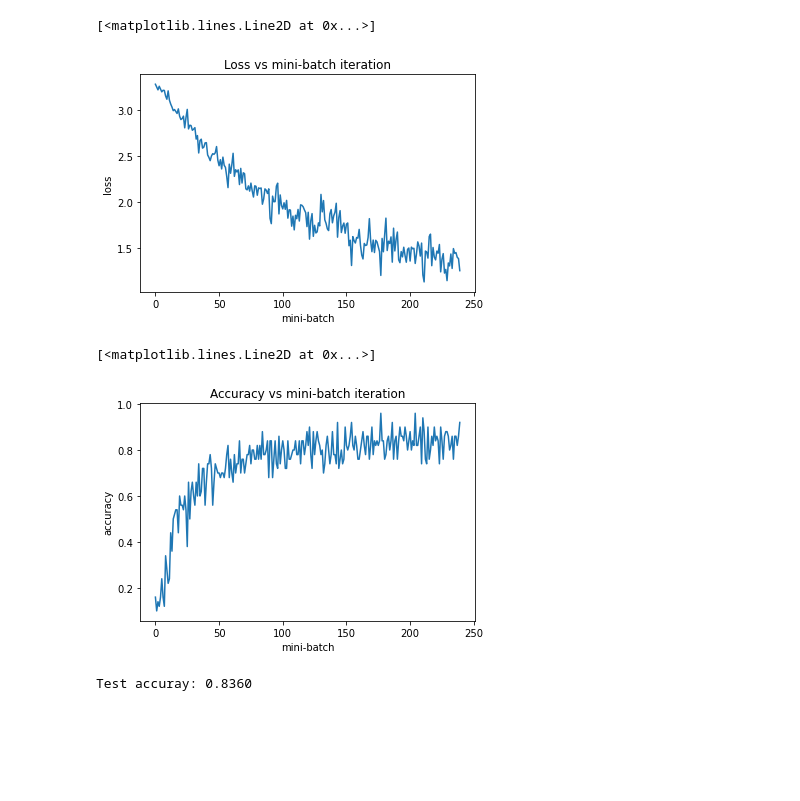
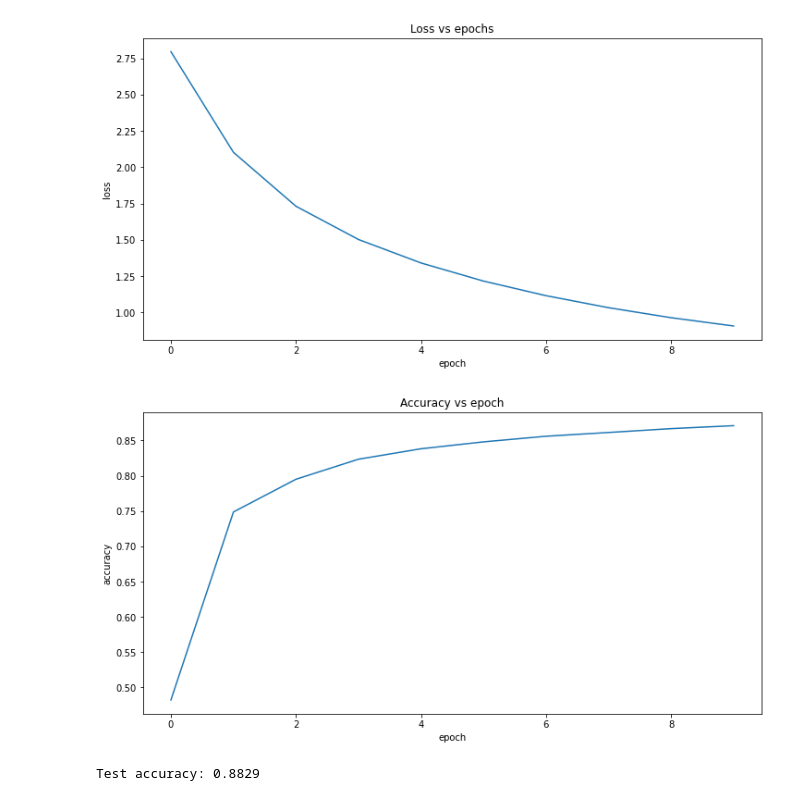
Before and after one commit to UAFederez/ConvNet-Implementation, a Jupyter notebook: MNIST-ConvNet.ipynb, the cells around one changed output. Drawn from its saved outputs; the diff is of its cells as text; code cells hidden in the pictures; blank space fills up the shorter version.

```diff
--- a/MNIST-ConvNet.ipynb
+++ b/MNIST-ConvNet.ipynb
@@ -90,7 +94,9 @@ def conv_pool(image, size, stride = 2, type = 'avg'):
 
     return pooled
 # %%
+# Optimization hyperparameters
 learning_rate = 1e-3
+momentum      = 0.9
 
 class ConvLayer:
     def __init__(self, n_filters, filter_sz, stride = 1, mode = 'valid'):
@@ -101,6 +107,7 @@ class ConvLayer:
 
         self.filters    = None
         self.biases     = np.zeros((self.n_filters, 1))
+        self.vdb        = np.zeros(self.biases.shape)
 
         self.dL_dfilter = None
         self.dL_dbiases = None
@@ -111,6 +118,7 @@ class ConvLayer:
         if self.filters is None:
             img_channels = self.input_batch.shape[1]
             self.filters = np.random.randn(self.n_filters, img_channels, self.filter_sz, self.filter_sz) / np.sqrt(self.filter_sz ** 2)
+            self.vdw     = np.zeros(self.filters.shape)
 
         self.z_out = convolve(input_batch, self.filters, self.stride, self.mode)
         self.z_out = np.repeat(np.expand_dims(self.biases, axis = (0, 2)), self.z_out.shape[0], axis = 0) + self.z_out
@@ -127,8 +135,11 @@ class ConvLayer:
         self.dW    = np.einsum('cfhw->fchw', self.dW)
         self.dB    = np.sum(self.dZ, axis = (1, 2, 3)).reshape(-1, 1) / batch_size
 
-        self.filters -= learning_rate * self.dW
-        self.biases  -= learning_rate * self.dB
+        self.vdw   = (momentum * self.vdw) + ((1 - momentum) * self.dW)
+        self.vdb   = (momentum * self.vdb) + ((1 - momentum) * self.dB)
+
+        self.filters -= learning_rate * self.vdw
+        self.biases  -= learning_rate * self.vdb
         #print(self.dW.shape, self.filters.shape, self.dB.shape, self.biases.shape)
 
 class PoolLayer:
@@ -173,6 +184,7 @@ class DenseLayer:
 
         self.weights    = None
         self.biases     = np.zeros((self.n_units, 1))
+        self.vdb        = np.zeros(self.biases.shape)
         self.is_output  = is_output
 
     def forward(self, input_batch):
@@ -182,6 +194,7 @@ class DenseLayer:
         if self.weights is None:
             num_input    = self.input_batch.shape[0]
             self.weights = np.random.randn(self.n_units, num_input) / np.sqrt(num_input)
+            self.vdw     = np.zeros(self.weights.shape)
 
         self.z_out  = np.dot(self.weights, self.input_batch) + self.biases
         self.z_out -= self.z_out.max()
@@ -194,27 +207,32 @@ class DenseLayer:
         self.dW = np.dot(self.dZ, self.input_batch.T) / self.batch_size
         self.db = np.sum(self.dZ, axis = 1, keepdims = True) / self.batch_size
 
+        self.vdw = (momentum * self.vdw) + ((1 - momentum) * self.dW)
+        self.vdb = (momentum * self.vdb) + ((1 - momentum) * self.db)
+
         self.dZ_next = np.dot(self.weights.T, self.dZ)
 
-        self.weights -= learning_rate * self.dW
-        self.biases  -= learning_rate * self.db
+        self.weights -= learning_rate * self.vdw
+        self.biases  -= learning_rate * self.vdb
         return self.dZ_next
 # %%
-conv1  = ConvLayer(n_filters = 100, filter_sz = 5, stride = 1, mode = 'same')
+conv1  = ConvLayer(n_filters = 32, filter_sz = 5, stride = 1, mode = 'same')
 flat1  = FlattenLayer()
 pool1  = PoolLayer(2, 2, 'max')
 dense1 = DenseLayer(n_units = 10, activation = 'softmax', is_output = True)
 
-n_epoch = 2
+n_epoch = 10
 
-TOTAL_SZ  = 6000
-BATCH_SZ  = 50
+TOTAL_SZ  = 6016
+BATCH_SZ  = 32
 
 X_batches = np.array(np.split(X_train[:TOTAL_SZ], TOTAL_SZ / BATCH_SZ, axis = 0))
 Y_batches = np.array(np.split(Y_train[:, :TOTAL_SZ], TOTAL_SZ / BATCH_SZ, axis = 1))
 losses    = []
 accuracy  = []
 for epoch in range(n_epoch):
+    avg_loss = 0.0
+    avg_acc  = 0.0
     for batch_idx in range(TOTAL_SZ // BATCH_SZ):
 
         batch_X = X_batches[batch_idx]
@@ -231,8 +249,8 @@ for epoch in range(n_epoch):
 
         acc  = np.average(np.argmax(forward_out, axis = 0) == np.argmax(batch_Y, axis = 0))
 
-        losses.append(cost)
-        accuracy.append(acc)
+        avg_loss += cost / X_batches.shape[0]
+        avg_acc  += acc  / X_batches.shape[0]
 
         backward_out = forward_out - batch_Y
         backward_out = dense1.backward(backward_out)
@@ -241,9 +259,12 @@ for epoch in range(n_epoch):
         backward_out = conv1.backward(backward_out)
 
         progress_batch = batch_idx / X_batches.shape[0]
-        progress_bar   = ('=' * (math.ceil(progress_batch * 30)))
+        progress_bar   = ('=' * (math.ceil(progress_batch * 30) - 1)) + '>'
         progress_bar   = progress_bar + (' ' * (30 - len(progress_bar)))
         output_string  = 'epoch: [{:2}/{:2}] [{}] - loss: {:.4f} - accuracy: {:.4f}'.format(epoch+1, n_epoch, progress_bar, cost, acc)
         print(output_string, end = '\r')
+
+    losses.append(float(avg_loss))
+    accuracy.append(float(avg_acc))
     print()
 # %% [output]
@@ -252,24 +281,27 @@ epoch: [ 2/ 2] [==============================] - loss: 1.2533 - accuracy: 0.920
 # %%
-plt.title('Loss vs mini-batch iteration')
-plt.xlabel('mini-batch')
+fig = plt.figure(figsize = (12, 6))
+plt.title('Loss vs epochs')
+plt.xlabel('epoch')
 plt.ylabel('loss')
 plt.plot(losses)
+plt.show()
 # %% [output]
-[<matplotlib.lines.Line2D at 0x...>]
-[figure, old version]
+[figure, new version]
 # %%
-plt.title('Accuracy vs mini-batch iteration')
-plt.xlabel('mini-batch')
+fig = plt.figure(figsize = (12, 6))
+plt.title('Accuracy vs epoch')
+plt.xlabel('epoch')
 plt.ylabel('accuracy')
 plt.plot(accuracy)
+plt.show()
 # %% [output]
-[<matplotlib.lines.Line2D at 0x...>]
-[figure, old version]
+[figure, new version]
 # %%
 forward_out  = conv1.forward(X_test)
 forward_out  = pool1.forward(forward_out)
 forward_out  = flat1.forward(forward_out)
 forward_out  = dense1.forward(forward_out)
-print('Test accuray: {:.4f}'.format(np.average(np.argmax(forward_out, axis = 0) == np.argmax(Y_test, axis = 0))))
-# %% [output]
-Test accuray: 0.8360
+# %%
+print('Test accuracy: {:.4f}'.format(np.average(np.argmax(forward_out, axis = 0) == np.argmax(Y_test, axis = 0))))
+# %% [output]
+Test accuracy: 0.8829
```
Also changed, not shown: parts of 2 cells of this notebook.
